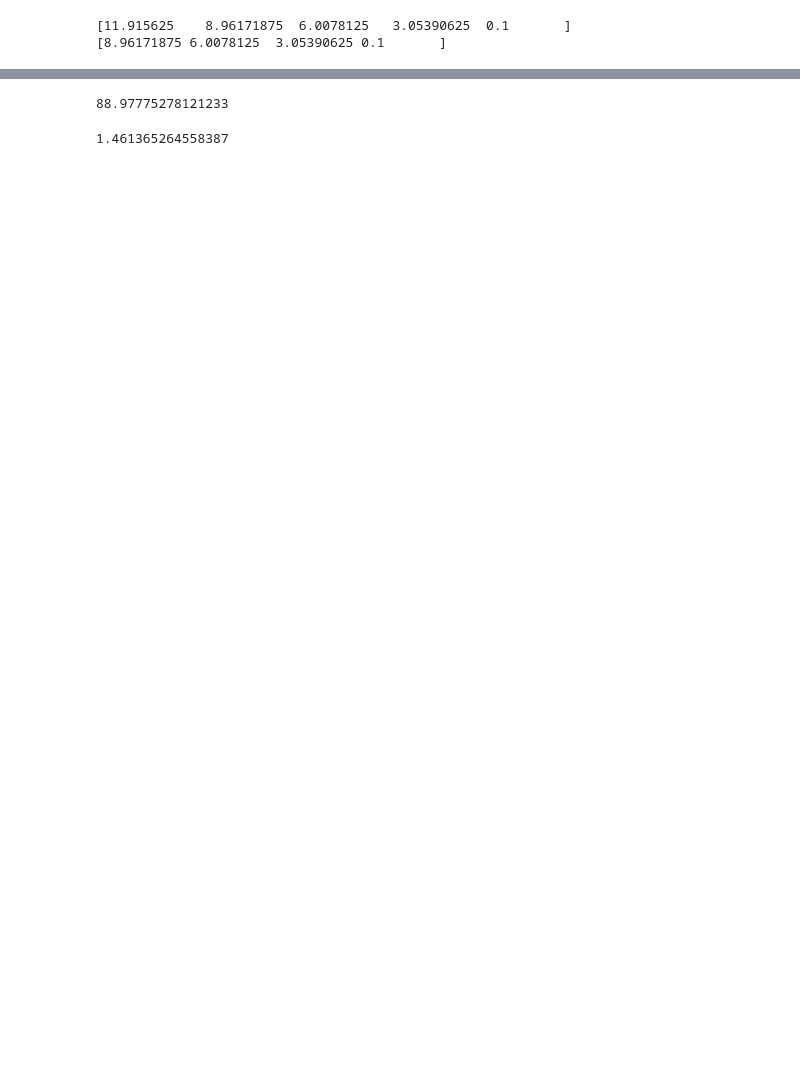
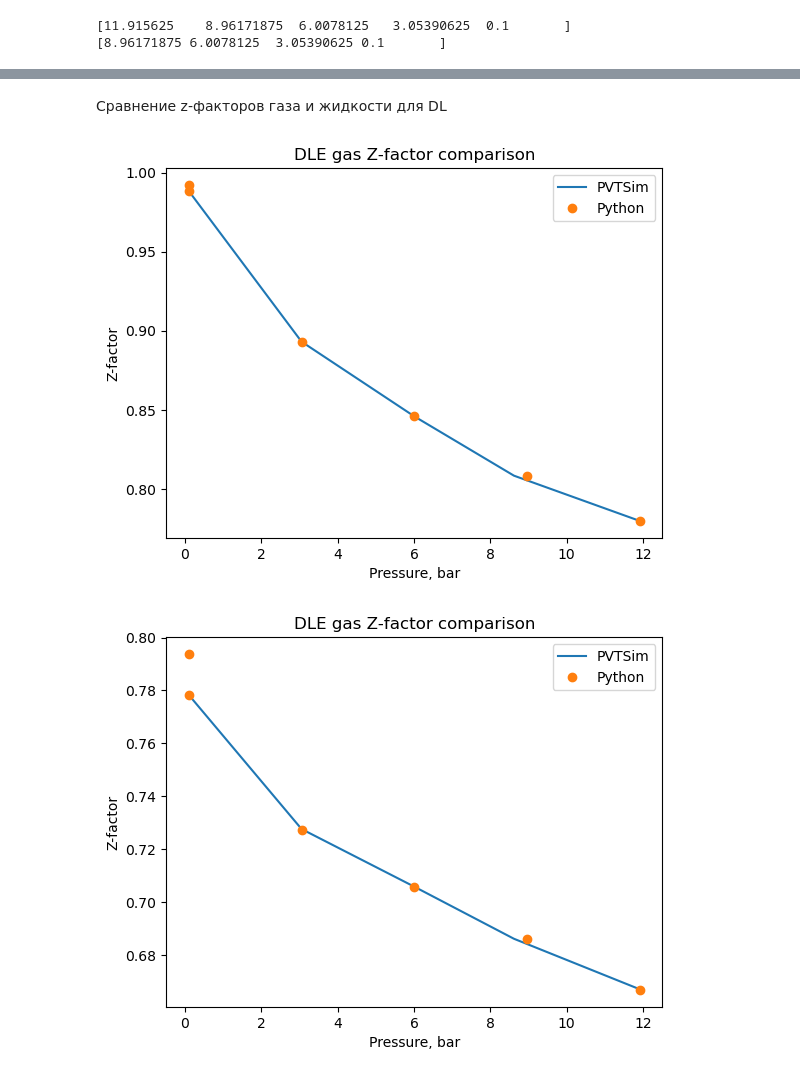
Before and after one commit to SidorenkoDD/BlackBoxFluid, a Jupyter notebook: code/tests2.ipynb, the cells around one changed output, grey strips where cells are left out. Drawn from its saved outputs; the diff is of its cells as text; code cells hidden in the pictures; blank space fills up the shorter version.

```diff
--- a/code/tests2.ipynb
+++ b/code/tests2.ipynb
@@ -480,8 +439,46 @@ df
-# %%
-0.867043 * 102.62207616140414
-# %% [output]
-88.97775278121233
-# %%
-142.79/97.71
-# %% [output]
-1.461365264558387
+# %% [markdown]
+Сравнение z-факторов газа и жидкости для DL
+# %%
+pvtsim_pres = [
+11.916,
+8.62,
+6.008,
+3.054,
+0.100,
+]
+
+pvtsim_z_gas = [
+0.7798,
+0.8084,
+0.8459,
+0.8931,
+0.9883,
+]
+
+
+pvtsim_oil_dens = [
+0.6670,
+0.6861,
+0.7058,
+0.7276,
+0.7783,
+]
+# %%
+plt.plot(pvtsim_pres, pvtsim_z_gas, label = 'PVTSim', marker = '')
+plt.plot(df['Pressure'], df['Zgas'], label = 'Python', marker = 'o', linestyle = '')
+plt.legend()
+plt.title('DLE gas Z-factor comparison')
+plt.xlabel('Pressure, bar')
+plt.ylabel('Z-factor')
+plt.show()
+
+plt.plot(pvtsim_pres, pvtsim_oil_dens, label = 'PVTSim', marker = '')
+plt.plot(df['Pressure'], df['ODEN'], label = 'Python', marker = 'o', linestyle = '')
+plt.legend()
+plt.title('DLE gas Z-factor comparison')
+plt.xlabel('Pressure, bar')
+plt.ylabel('Z-factor')
+plt.show()
+# %% [output]
+[figure, added]
+[figure, added]
```
Also changed, not shown: parts of 19 cells of this notebook.
